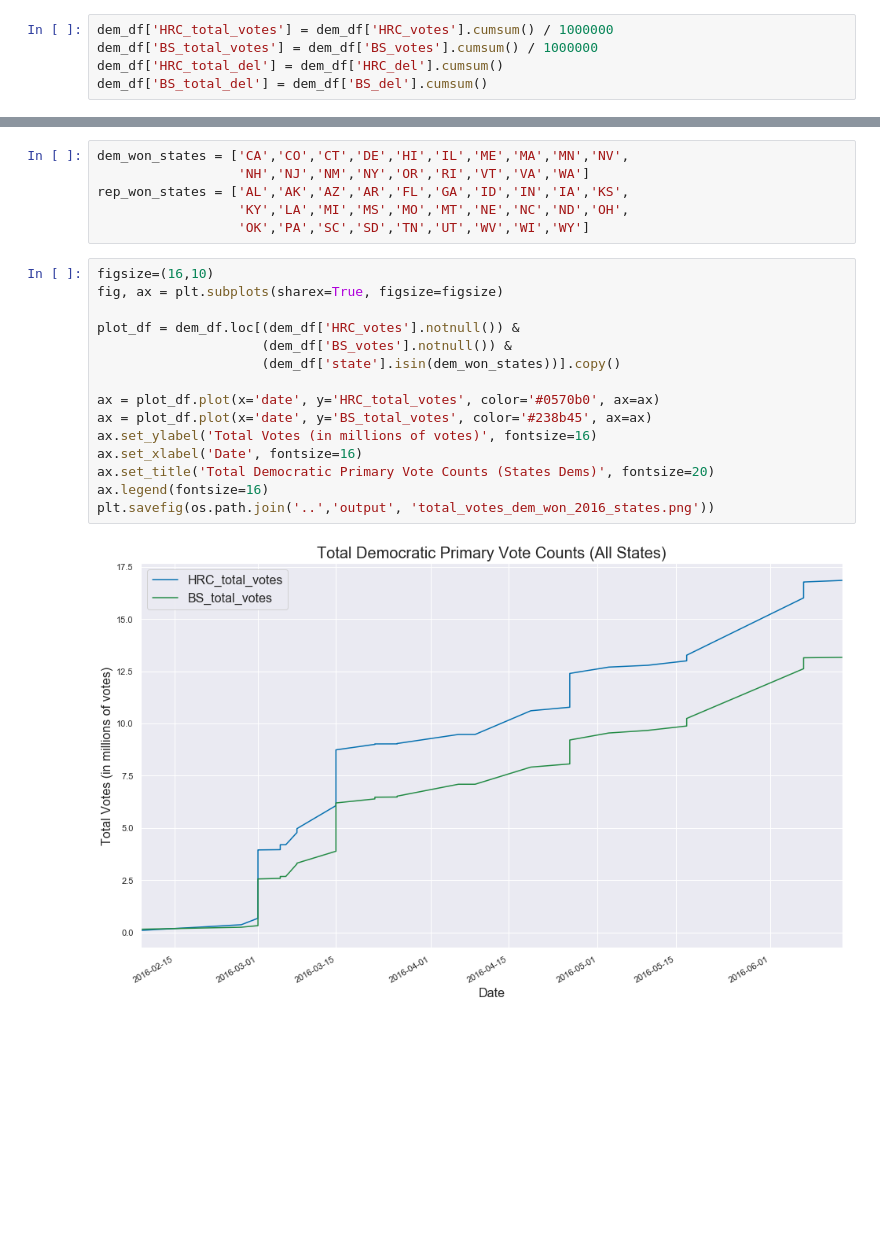
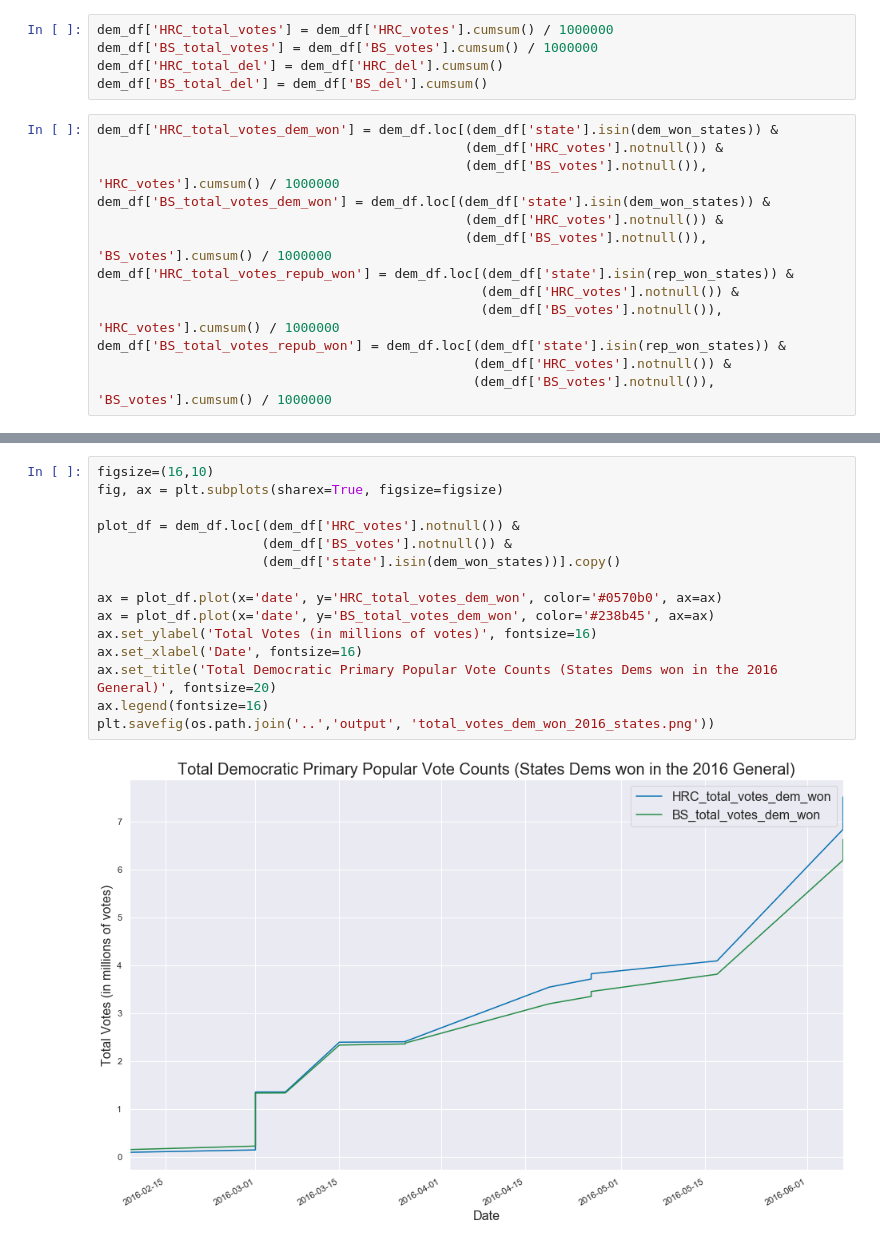
Before and after one commit to MattTriano/dem_primary_2016, a Jupyter notebook: analysis/Untitled.ipynb, the cells around one changed output, grey strips where cells are left out. Drawn from its saved outputs; the diff is of its cells as text; blank space fills up the shorter version.

Commit message:
fixed plots for breakdown by states

```diff
--- a/analysis/Untitled.ipynb
+++ b/analysis/Untitled.ipynb
@@ -37,6 +43,19 @@ dem_df['HRC_total_votes'] = dem_df['HRC_votes'].cumsum() / 1000000
 dem_df['BS_total_votes'] = dem_df['BS_votes'].cumsum() / 1000000
 dem_df['HRC_total_del'] = dem_df['HRC_del'].cumsum()
 dem_df['BS_total_del'] = dem_df['BS_del'].cumsum()
+# %%
+dem_df['HRC_total_votes_dem_won'] = dem_df.loc[(dem_df['state'].isin(dem_won_states)) &
+                                               (dem_df['HRC_votes'].notnull()) &
+                                               (dem_df['BS_votes'].notnull()), 'HRC_votes'].cumsum() / 1000000
+dem_df['BS_total_votes_dem_won'] = dem_df.loc[(dem_df['state'].isin(dem_won_states)) &
+                                               (dem_df['HRC_votes'].notnull()) &
+                                               (dem_df['BS_votes'].notnull()), 'BS_votes'].cumsum() / 1000000
+dem_df['HRC_total_votes_repub_won'] = dem_df.loc[(dem_df['state'].isin(rep_won_states)) &
+                                                 (dem_df['HRC_votes'].notnull()) &
+                                                 (dem_df['BS_votes'].notnull()), 'HRC_votes'].cumsum() / 1000000
+dem_df['BS_total_votes_repub_won'] = dem_df.loc[(dem_df['state'].isin(rep_won_states)) &
+                                                (dem_df['HRC_votes'].notnull()) &
+                                                (dem_df['BS_votes'].notnull()), 'BS_votes'].cumsum() / 1000000
 # %%
 figsize=(16,10)
 fig, ax = plt.subplots(sharex=True, figsize=figsize)
@@ -56,23 +75,17 @@ plt.savefig(os.path.join('..','output', 'total_votes_all_states.png'))
-# %%
-dem_won_states = ['CA','CO','CT','DE','HI','IL','ME','MA','MN','NV',
-                  'NH','NJ','NM','NY','OR','RI','VT','VA','WA']
-rep_won_states = ['AL','AK','AZ','AR','FL','GA','ID','IN','IA','KS',
-                  'KY','LA','MI','MS','MO','MT','NE','NC','ND','OH',
-                  'OK','PA','SC','SD','TN','UT','WV','WI','WY']
 # %%
 figsize=(16,10)
 fig, ax = plt.subplots(sharex=True, figsize=figsize)
 
 plot_df = dem_df.loc[(dem_df['HRC_votes'].notnull()) &
                      (dem_df['BS_votes'].notnull()) &
                      (dem_df['state'].isin(dem_won_states))].copy()
 
-ax = plot_df.plot(x='date', y='HRC_total_votes', color='#0570b0', ax=ax)
-ax = plot_df.plot(x='date', y='BS_total_votes', color='#238b45', ax=ax)
+ax = plot_df.plot(x='date', y='HRC_total_votes_dem_won', color='#0570b0', ax=ax)
+ax = plot_df.plot(x='date', y='BS_total_votes_dem_won', color='#238b45', ax=ax)
 ax.set_ylabel('Total Votes (in millions of votes)', fontsize=16)
 ax.set_xlabel('Date', fontsize=16)
-ax.set_title('Total Democratic Primary Vote Counts (States Dems)', fontsize=20)
+ax.set_title('Total Democratic Primary Popular Vote Counts (States Dems won in the 2016 General)', fontsize=20)
 ax.legend(fontsize=16)
 plt.savefig(os.path.join('..','output', 'total_votes_dem_won_2016_states.png'))
 # %% [output]
-[figure, old version]
+[figure, new version]
```
Also changed, not shown: parts of 5 cells of this notebook, 3 other files.
